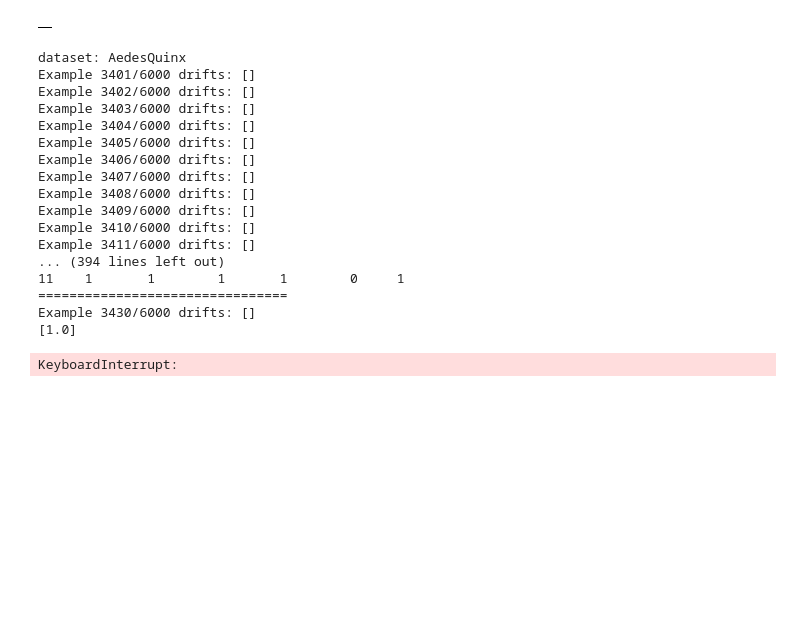
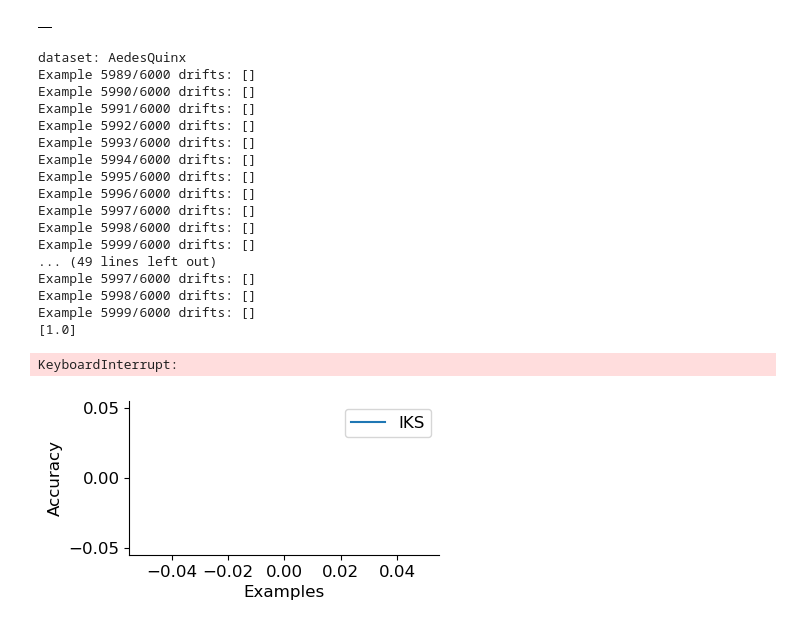
Before and after one commit to luizfernandolj/DataStreams-Quantification, a Jupyter notebook: Test.ipynb, the cells around one changed output. Saved outputs shown, nothing was run; the diff lists cells and outputs as text; code cells hidden in the pictures; blank space fills up the shorter version.

```diff
--- a/Test.ipynb
+++ b/Test.ipynb
@@ -7,8 +11,8 @@ from detectors.IKS import IKS
 # %%
-path_test = "C:/Users/luiz_/Projects/DataStreams/DataStreams-Quantification/datasets/test"
-path_train = "C:/Users/luiz_/Projects/DataStreams/DataStreams-Quantification/datasets/training"
-#path_test = "C:/Users/Luiz Fernando/Projects/DataStreams-Quantification/datasets/test"
-#path_train = "C:/Users/Luiz Fernando/Projects/DataStreams-Quantification/datasets/training"
+#path_test = "C:/Users/luiz_/Projects/DataStreams/DataStreams-Quantification/datasets/test"
+#path_train = "C:/Users/luiz_/Projects/DataStreams/DataStreams-Quantification/datasets/training"
+path_test = "C:/Users/Luiz Fernando/Projects/DataStreams-Quantification/datasets/test"
+path_train = "C:/Users/Luiz Fernando/Projects/DataStreams-Quantification/datasets/training"
 
 files_test = os.listdir(path_test)
 datasets = [file.split(".")[0] for file in files_test]
@@ -43,44 +47,58 @@ print(files_test)
 clf = RandomForestClassifier(n_estimators=200)
 # %%
 table = pd.DataFrame()
-window_size = 12#window parameter to build the images for comparison
+window_size = 11#window parameter to build the images for comparison
+t = 5988
 table
 # %% [output]
 |  |
 # %%
 for i, files in enumerate(zip(files_train, files_test)):
     contexts = files[1].iloc[:, -1]
     stream = pd.concat([files[0], files[1]], ignore_index=True)
     stream = stream.iloc[:, :-1]
     stream.iloc[:, -1].replace(2, int(0), inplace=True)
 
     print(f"dataset: {datasets[i]}")
 
+    threshold = 0.001
+    wrs = WRS(stream, t, window_size, clf, contexts, threshold)
+    accs = wrs.runslidingwindow()
+    table = pd.concat([table, pd.DataFrame([accs.mean().to_dict()])])
+    print(table)
+
+    epsilon = 3
+    ibdd = IBDD(stream, t, window_size, clf, contexts, epsilon)
+    accs = ibdd.runslidingwindow()
+    table = pd.concat([table, pd.DataFrame([accs.mean().to_dict()])])
+    print(table)
+
+
     threshold = 1.90
-
-    iks = IKS(stream, 3400, window_size, clf, contexts, threshold)
+    iks = IKS(stream, t, window_size, clf, contexts, threshold)
     accs = iks.runslidingwindow()
     table = pd.concat([table, pd.DataFrame([accs.mean().to_dict()])])
     print(table)
 
 table["datasets"] = datasets
 print(table)
 # %% [output]
 dataset: AedesQuinx
-Example 3401/6000 drifts: []
-Example 3402/6000 drifts: []
-Example 3403/6000 drifts: []
-Example 3404/6000 drifts: []
-Example 3405/6000 drifts: []
-Example 3406/6000 drifts: []
-Example 3407/6000 drifts: []
-Example 3408/6000 drifts: []
-Example 3409/6000 drifts: []
-Example 3410/6000 drifts: []
-Example 3411/6000 drifts: []
-... (394 lines left out)
-11    1       1        1       1        0     1
-================================
-Example 3430/6000 drifts: []
+Example 5989/6000 drifts: []
+Example 5990/6000 drifts: []
+Example 5991/6000 drifts: []
+Example 5992/6000 drifts: []
+Example 5993/6000 drifts: []
+Example 5994/6000 drifts: []
+Example 5995/6000 drifts: []
+Example 5996/6000 drifts: []
+Example 5997/6000 drifts: []
+Example 5998/6000 drifts: []
+Example 5999/6000 drifts: []
+... (49 lines left out)
+Example 5997/6000 drifts: []
+Example 5998/6000 drifts: []
+Example 5999/6000 drifts: []
 [1.0]
 KeyboardInterrupt:
+[figure, added]
```
Also changed, not shown: parts of 1 cell of this notebook, 7 other files.
